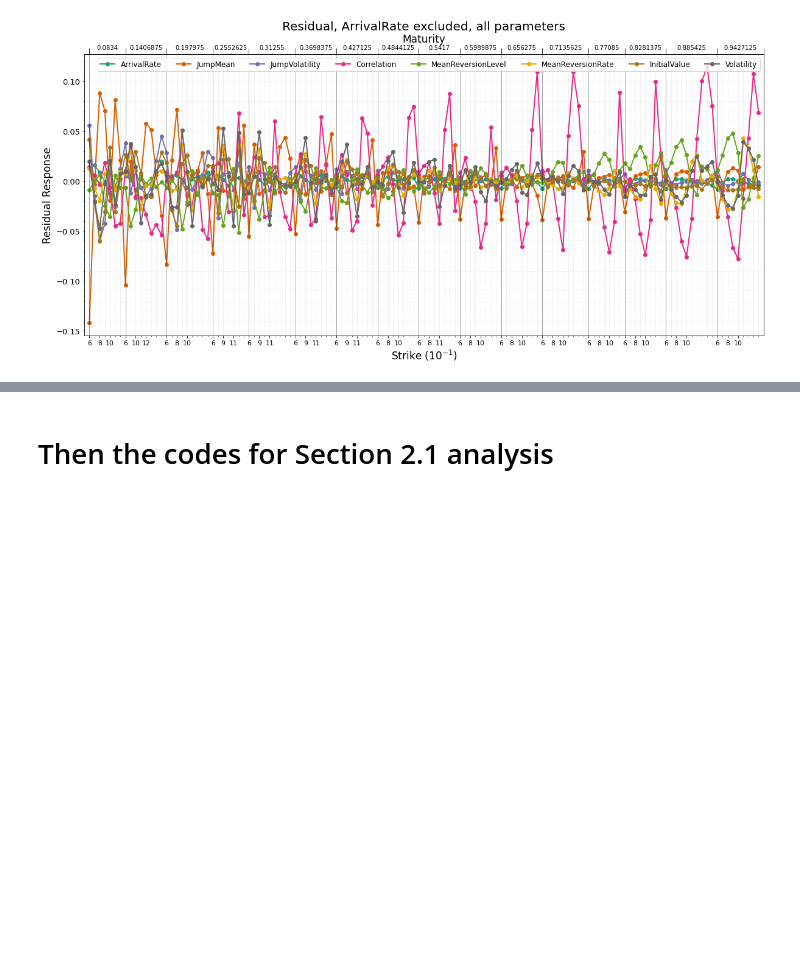
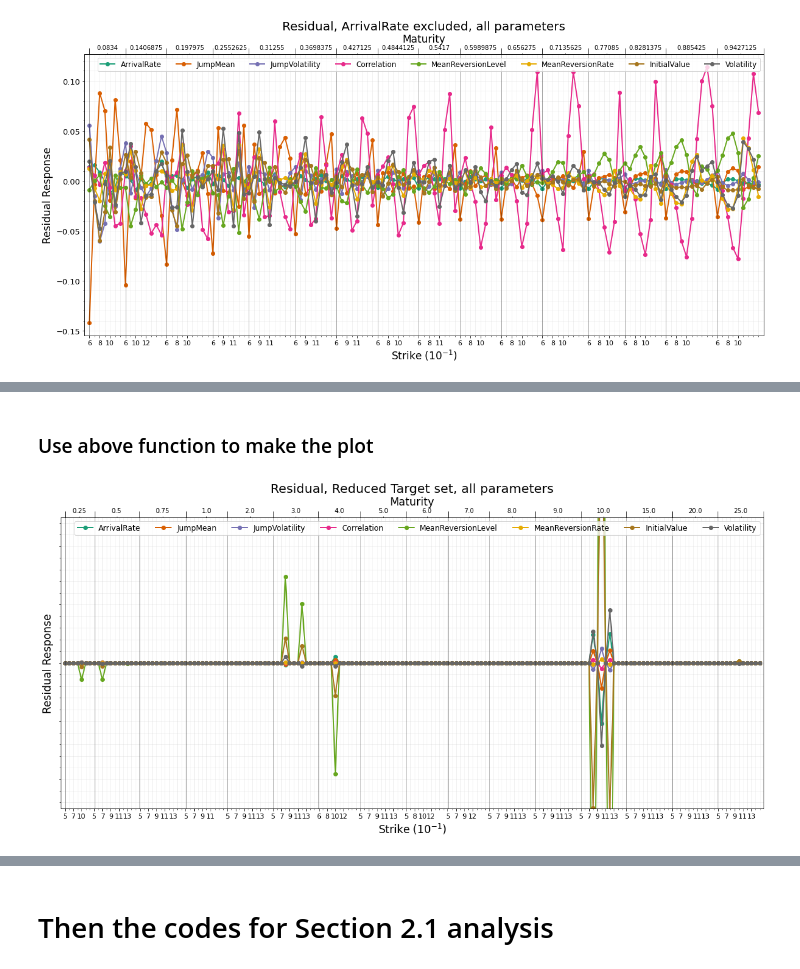
Before and after one commit to RogerCai956/FinalDissertation, a Jupyter notebook: Final submission.ipynb, the cells around one changed output, grey strips where cells are left out. Saved outputs shown, nothing was run; the diff lists cells and outputs as text; code cells hidden in the pictures; blank space fills up the shorter version.

```diff
--- a/Final submission.ipynb
+++ b/Final submission.ipynb
@@ -1453,0 +1599,8 @@ residual_plot_total_automatic(residual=exclude_ArrivalRate_residual_2, exclude='
+# %%
+temp_regression_2 = temp_df_.loc[(temp_df_['StrikeMaturity'].isin(temp_regression['StrikeMaturity']))]
+temp_regression_2 = temp_regression_2.reset_index(drop=True)
+temp_df_2 = temp_regression_2.loc[(temp_regression_2['Strike'].isin(temp_regression['Strike'])) & (temp_regression_2['Maturity'].isin(temp_regression['Maturity']))]
+temp_df_2 = temp_df_2.reset_index(drop=True)
+
+# example of final DataFrame:
+temp_df_2
@@ -1453,0 +1778,2 @@ residual_plot_total_automatic(residual=exclude_ArrivalRate_residual_2, exclude='
+# %%
+Res_, norm_df = Get_Residual_Norm(None)
@@ -1453,0 +1825,7 @@ residual_plot_total_automatic(residual=exclude_ArrivalRate_residual_2, exclude='
+# %%
+e_temp = ((temp_df_['StrikeMaturity'].isin(temp_regression['StrikeMaturity'])))
+temp_df_temp_ = temp_df_.where(e_temp, other=0)
+temp_df_temp_ = temp_df_temp_.where((temp_df_temp_['Strike'].isin(temp_regression['Strike'])) & (temp_df_temp_['Maturity'].isin(temp_regression['Maturity'])), other=0)
+temp_df_temp_ = temp_df_temp_.drop(labels='StrikeMaturity', axis=1)
+
+# (np.unique(temp_df_temp_['Correlation'])!=0).sum() # this make sure that we only have the number of maturities that we input,
@@ -1453,0 +1851,9 @@ residual_plot_total_automatic(residual=exclude_ArrivalRate_residual_2, exclude='
+# %%
+# reset the index to be the same as the index in temp_df_temp_ that we want to replace the whole row data
+Res_reset_index = Res_.copy()
+Res_reset_index.index = [4,9,15,53,57,65,127,129,131,162]
+
+# Replace the rows that we need for making the residual plot:
+temp_df_temp_[temp_df_temp_['Strike']!=0] = Res_reset_index
+temp_df_temp_['Maturity']=temp_df_['Maturity']
+temp_df_temp_['Strike']=temp_df_['Strike']
@@ -1453,0 +1950,7 @@ residual_plot_total_automatic(residual=exclude_ArrivalRate_residual_2, exclude='
+# %% [markdown]
+### Use above function to make the plot
+# %%
+Risidual_Plot(residual=temp_df_temp_, exclude=None)
+plt.savefig('Reduced_Target_Set.png', dpi=300)
+# %% [output]
+[figure, added]
```
Also changed, not shown: parts of 45 cells of this notebook.
